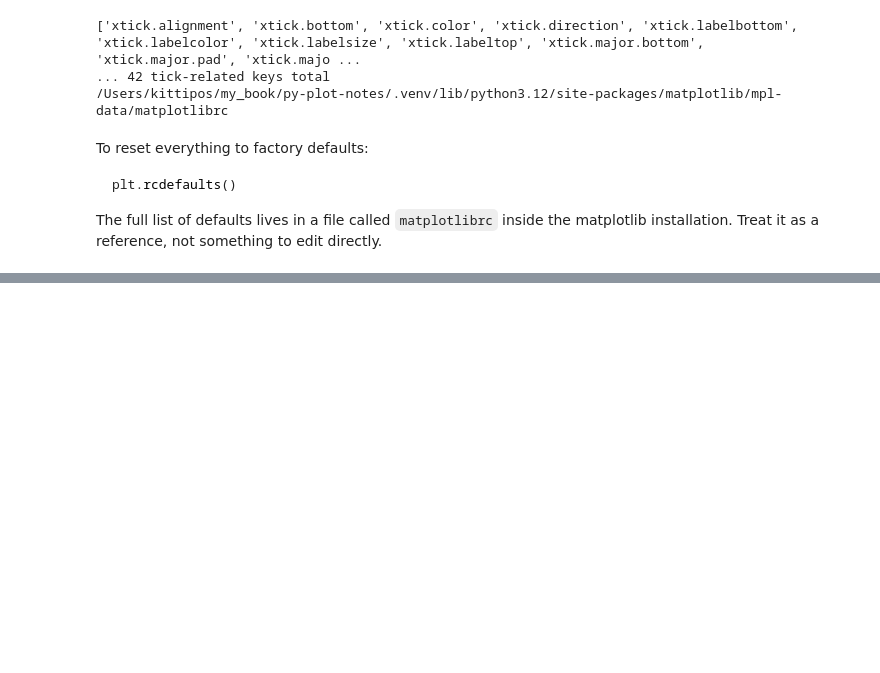
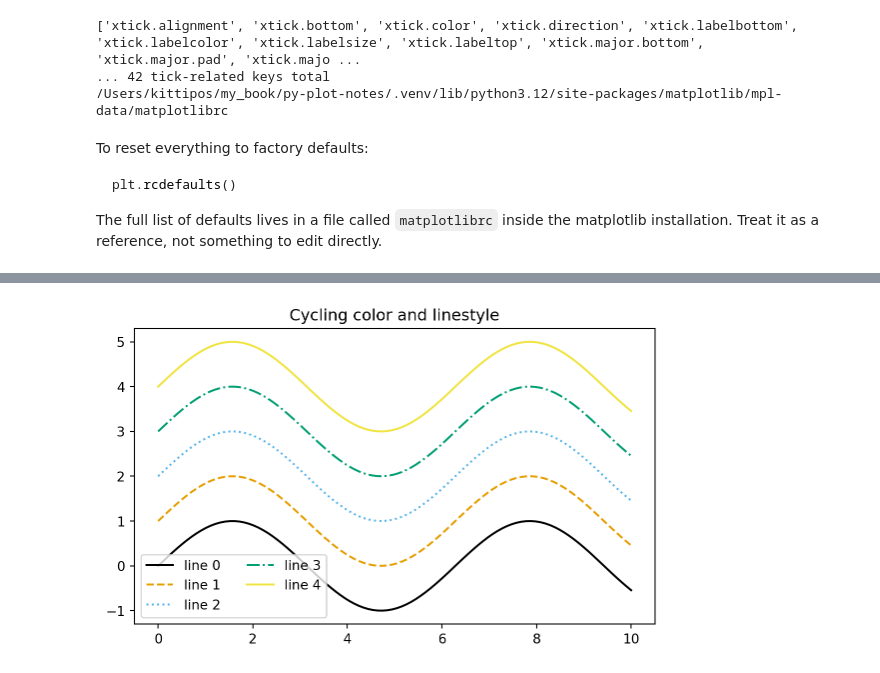
Before and after one commit to Lightbridge-KS/py-plot-notes, a Jupyter notebook: contents/matplotlib/m7-styling-and-themes.ipynb, the cells around one changed output, grey strips where cells are left out. Cells and saved outputs as stored; diff of their text form; code cells hidden in the pictures; blank space fills up the shorter version.

```diff
--- a/contents/matplotlib/m7-styling-and-themes.ipynb
+++ b/contents/matplotlib/m7-styling-and-themes.ipynb
@@ -152,0 +195,12 @@ The full list of defaults lives in a file called `matplotlibrc` inside the matpl
+# %%
+line_styles = ["-", "--", ":", "-.", "-", "--", ":", "-."]
+
+with mpl.rc_context({"axes.prop_cycle": cycler(color=okabe_ito) + cycler(linestyle=line_styles)}):
+    fig, ax = plt.subplots(figsize=(7, 4))
+    for i in range(5):
+        ax.plot(x, np.sin(x) + i, label=f"line {i}")
+    ax.legend(ncol=2)
+    ax.set_title("Cycling color and linestyle")
+    plt.show()
+# %% [output]
+[figure, added]
```
Also changed, not shown: parts of 26 cells of this notebook, 13 other files.
